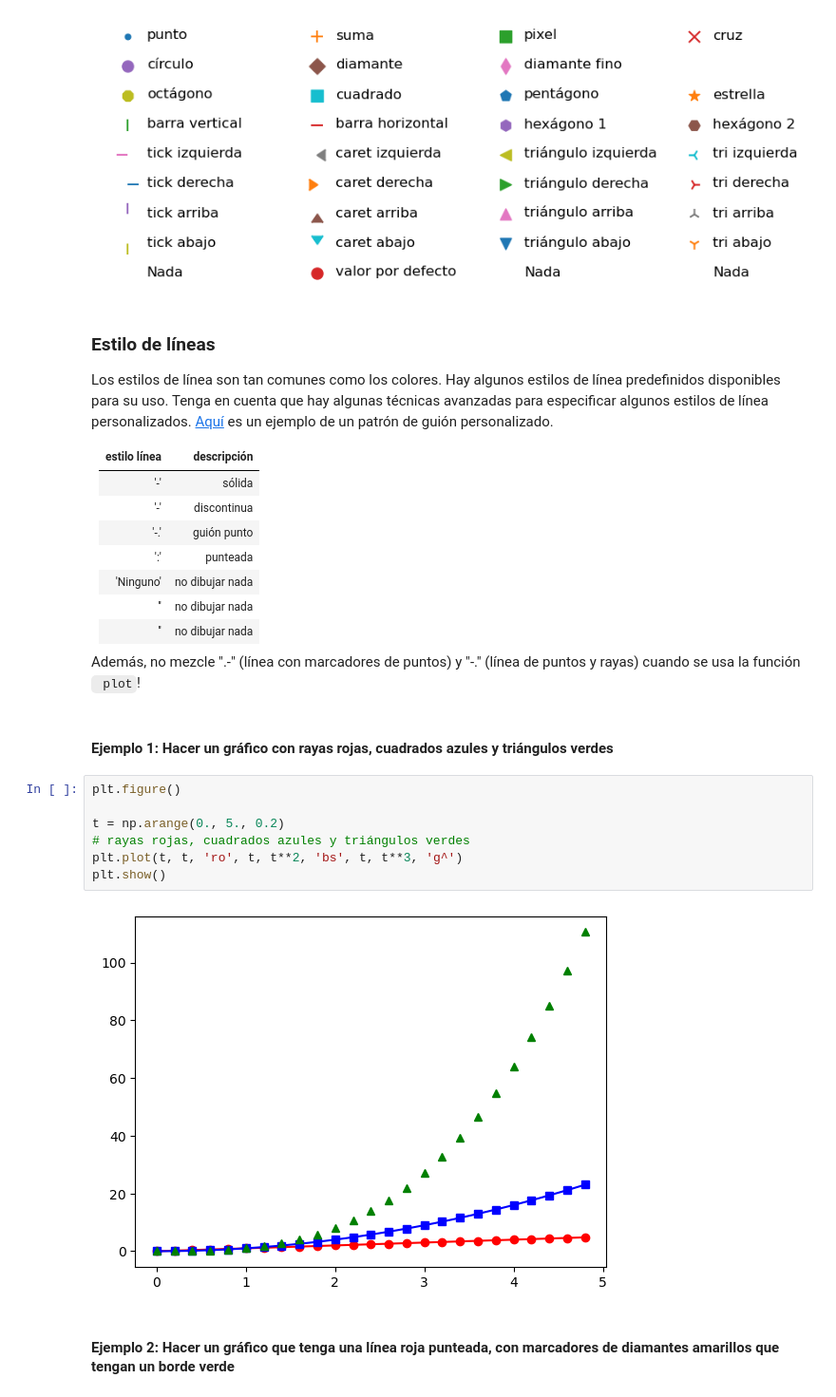
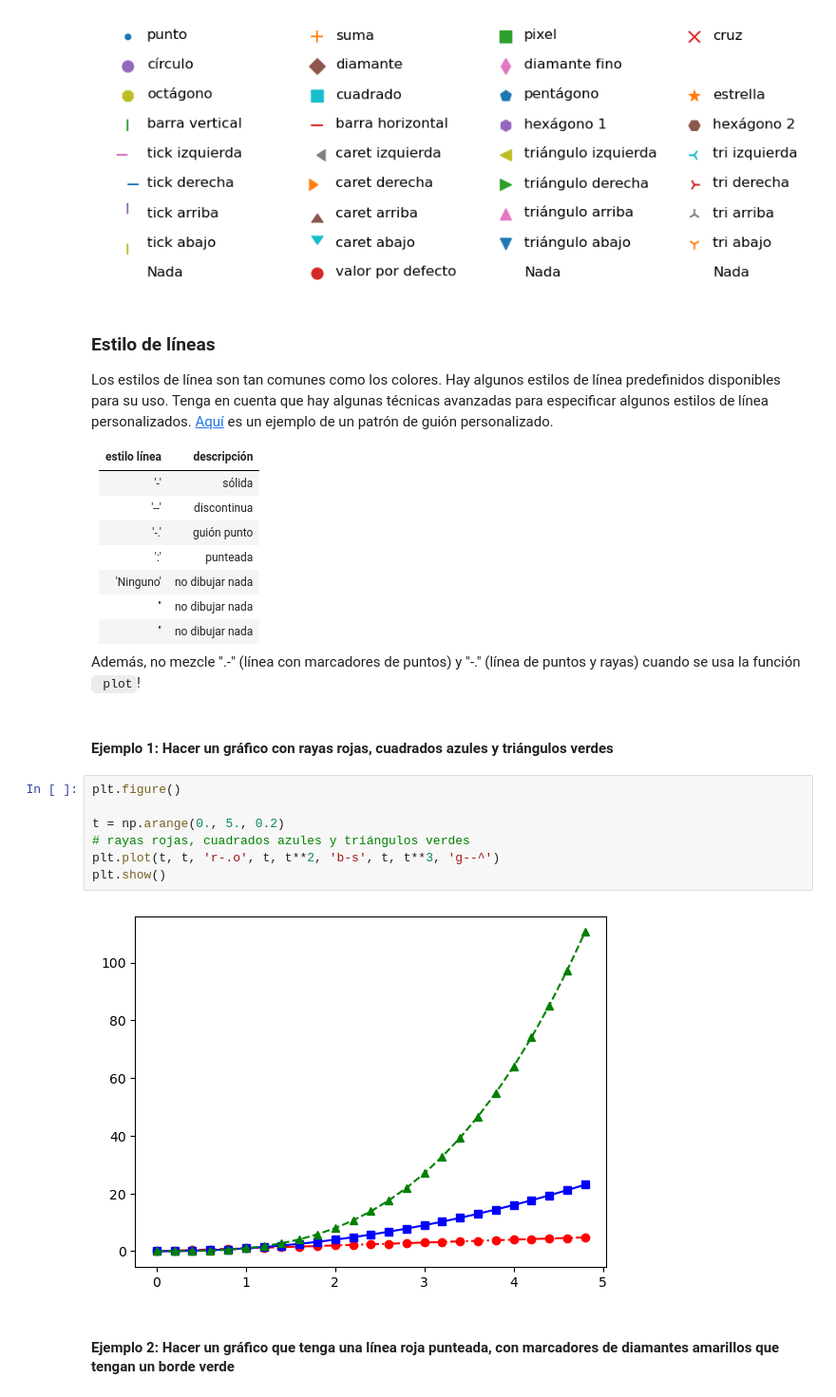
Before and after one commit to wladrod/AprendizajeAutomatico2024, a Jupyter notebook: notebooks/04-TutorialMatplotlib.ipynb, the cells around one changed output. Shown at 95% size. Drawn from its saved outputs; the diff is of its cells as text.

```diff
--- a/notebooks/04-TutorialMatplotlib.ipynb
+++ b/notebooks/04-TutorialMatplotlib.ipynb
@@ -295,7 +293,7 @@ Los estilos de línea son tan comunes como los colores. Hay algunos estilos de l
 estilo línea        | descripción
 ------------------- | ------------------------------
 '-'                 | sólida
-'-'                 | discontinua
+'--'                 | discontinua
 '-.'                | guión punto
 ':'                 | punteada
 'Ninguno'           | no dibujar nada
@@ -308,12 +306,12 @@ Además, no mezcle ".-" (línea con marcadores de puntos) y "-." (línea de punt
 # %%
 plt.figure()
 
 t = np.arange(0., 5., 0.2)
 # rayas rojas, cuadrados azules y triángulos verdes
-plt.plot(t, t, 'ro', t, t**2, 'bs', t, t**3, 'g^')
+plt.plot(t, t, 'r-.o', t, t**2, 'b-s', t, t**3, 'g--^')
 plt.show()
 # %% [output]
-[figure, old version]
+[figure, new version]
 # %% [markdown]
 #### Ejemplo 2: Hacer un gráfico que tenga una línea roja punteada, con marcadores de diamantes amarillos que tengan un borde verde
 # %%
```
Also changed, not shown: parts of 7 cells of this notebook, 13 other files.
